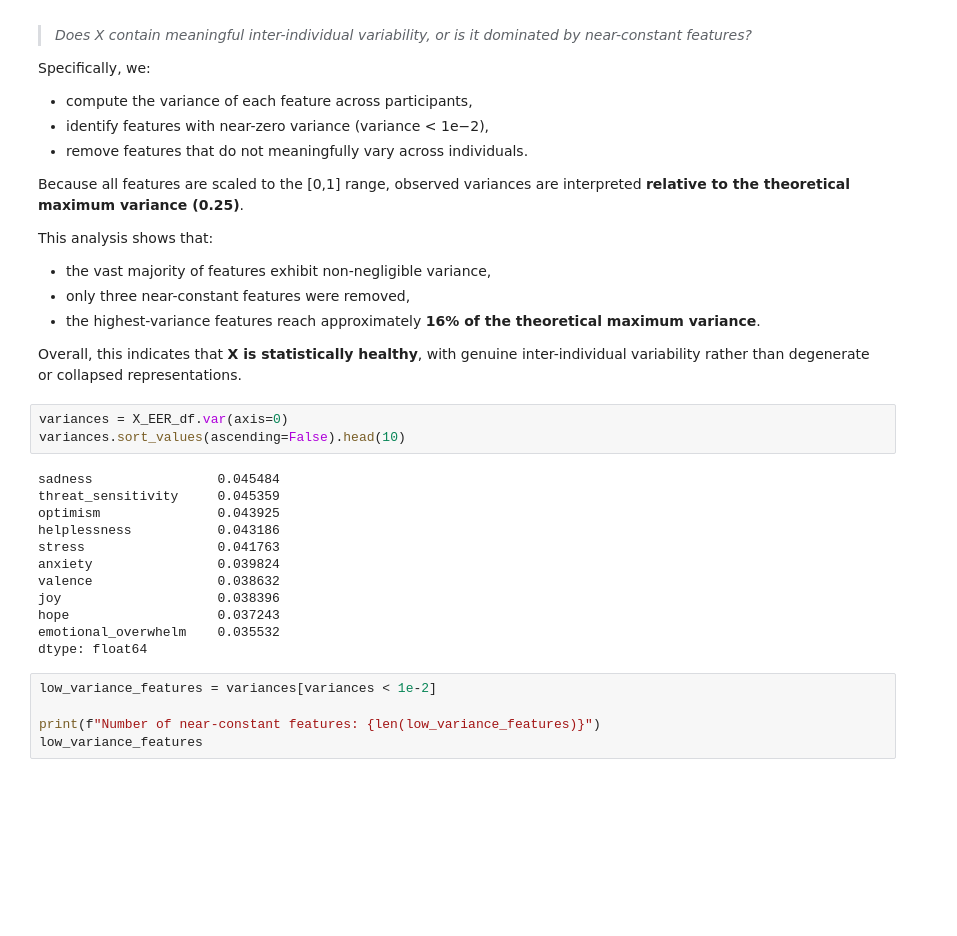
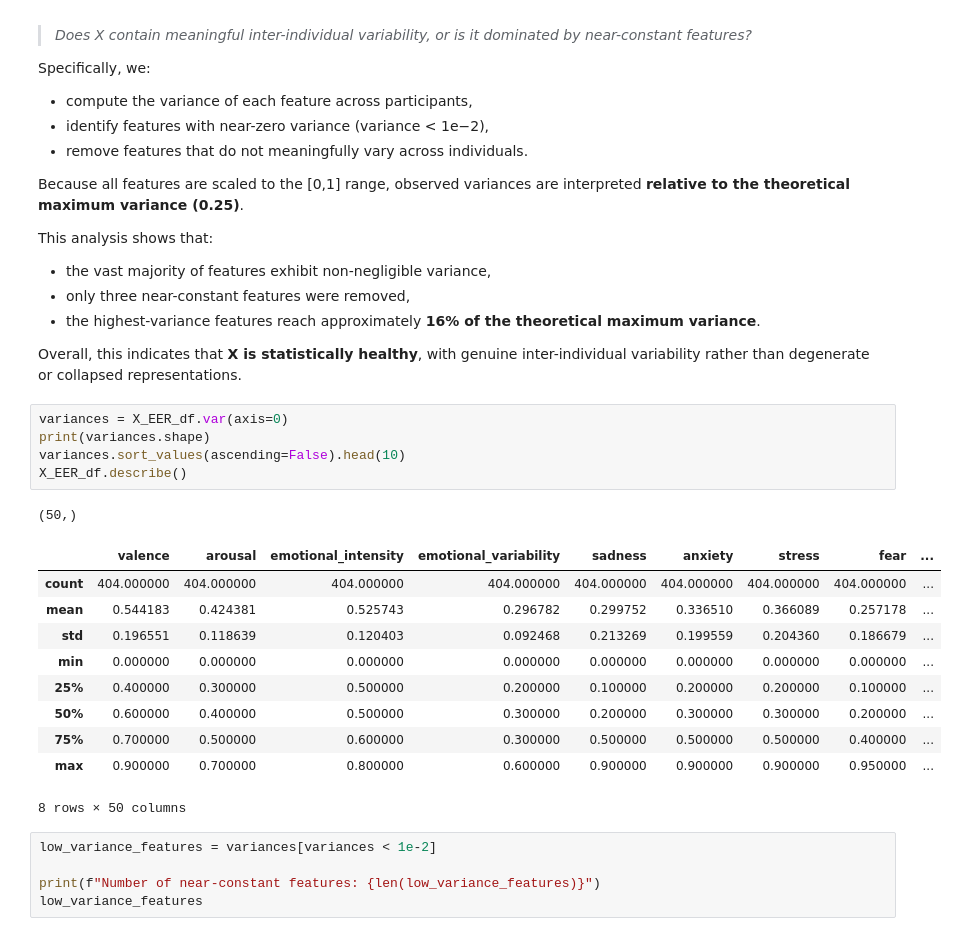
Before and after one commit to DanAbergel/ParentalER-NLP, a Jupyter notebook: preprocess/linearRegression.ipynb, the cells around one changed output. Cells and saved outputs as stored; diff of their text form; blank space fills up the shorter version.

```diff
--- a/preprocess/linearRegression.ipynb
+++ b/preprocess/linearRegression.ipynb
@@ -197,19 +199,21 @@ This analysis shows that:
 Overall, this indicates that **X is statistically healthy**, with genuine inter-individual variability rather than degenerate or collapsed representations.
 # %%
 variances = X_EER_df.var(axis=0)
+print(variances.shape)
 variances.sort_values(ascending=False).head(10)
+X_EER_df.describe()
 # %% [output]
-sadness                0.045484
-threat_sensitivity     0.045359
-optimism               0.043925
-helplessness           0.043186
-stress                 0.041763
-anxiety                0.039824
-valence                0.038632
-joy                    0.038396
-hope                   0.037243
-emotional_overwhelm    0.035532
-dtype: float64
+(50,)
+|  | valence | arousal | emotional_intensity | emotional_variability | sadness | anxiety | stress | fear | ... |
+| count | 404.000000 | 404.000000 | 404.000000 | 404.000000 | 404.000000 | 404.000000 | 404.000000 | 404.000000 | ... |
+| mean | 0.544183 | 0.424381 | 0.525743 | 0.296782 | 0.299752 | 0.336510 | 0.366089 | 0.257178 | ... |
+| std | 0.196551 | 0.118639 | 0.120403 | 0.092468 | 0.213269 | 0.199559 | 0.204360 | 0.186679 | ... |
+| min | 0.000000 | 0.000000 | 0.000000 | 0.000000 | 0.000000 | 0.000000 | 0.000000 | 0.000000 | ... |
+| 25% | 0.400000 | 0.300000 | 0.500000 | 0.200000 | 0.100000 | 0.200000 | 0.200000 | 0.100000 | ... |
+| 50% | 0.600000 | 0.400000 | 0.500000 | 0.300000 | 0.200000 | 0.300000 | 0.300000 | 0.200000 | ... |
+| 75% | 0.700000 | 0.500000 | 0.600000 | 0.300000 | 0.500000 | 0.500000 | 0.500000 | 0.400000 | ... |
+| max | 0.900000 | 0.700000 | 0.800000 | 0.600000 | 0.900000 | 0.900000 | 0.900000 | 0.950000 | ... |
+8 rows × 50 columns
 # %%
 low_variance_features = variances[variances < 1e-2]
 
```
Also changed, not shown: parts of 33 cells of this notebook, 5 other files.
